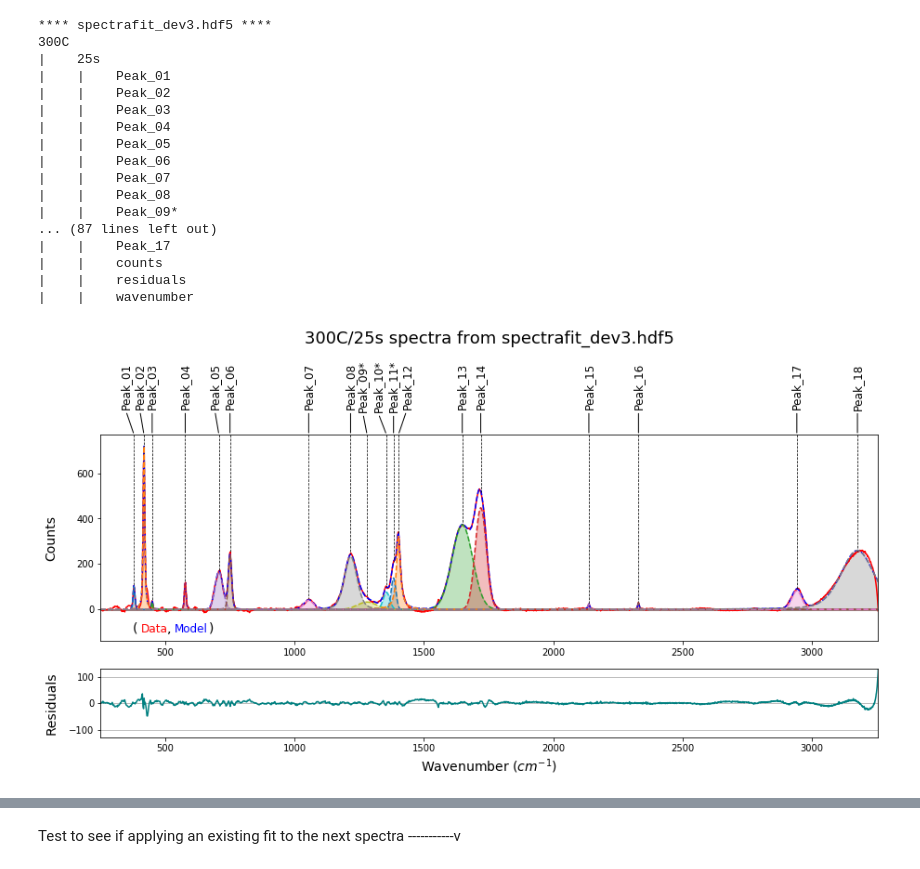
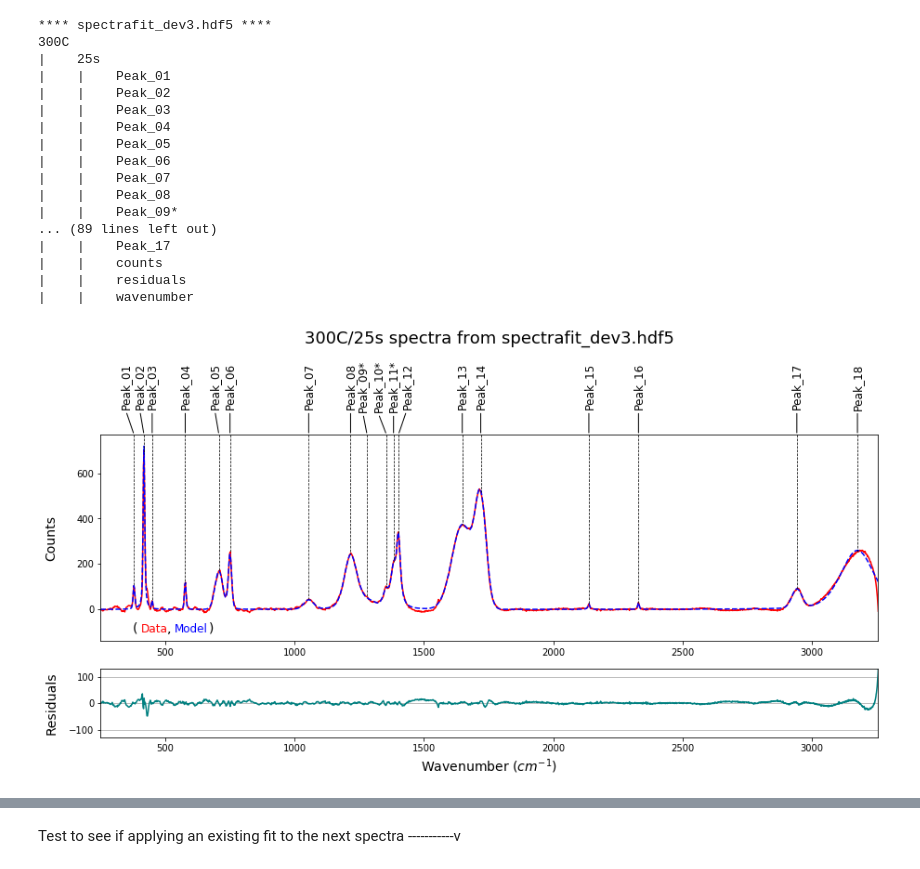
Before and after one commit to raman-noodles/raman-spectra-decomp-analysis, a Jupyter notebook: development/spectrafit_dev3.ipynb, the cells around one changed output, grey strips where cells are left out. Saved outputs shown, nothing was run; the diff lists cells and outputs as text; code cells hidden in the pictures.

```diff
--- a/development/spectrafit_dev3.ipynb
+++ b/development/spectrafit_dev3.ipynb
@@ -26,26 +28,26 @@ key = '300C/25s'
 # %%
 dataprep.view_hdf5(hdf5_filename)
 fig, ax1, ax2 = datavis.plot_fit(hdf5_filename, key)
-datavis.plot_components(ax1, hdf5_filename, key, [1,2,3,4,5,6,7,8,9,10,11,12,13,14,15,16,17,18])
+# datavis.plot_components(ax1, hdf5_filename, key, [1,2,3,4,5,6,7,8,9,10,11,12,13,14,15,16,17,18])
 # %% [output]
 **** spectrafit_dev3.hdf5 ****
 300C
 |    25s
 |    |    Peak_01
 |    |    Peak_02
 |    |    Peak_03
 |    |    Peak_04
 |    |    Peak_05
 |    |    Peak_06
 |    |    Peak_07
 |    |    Peak_08
 |    |    Peak_09*
-... (87 lines left out)
+... (89 lines left out)
 |    |    Peak_17
 |    |    counts
 |    |    residuals
 |    |    wavenumber
-[figure, old version]
+[figure, new version]
 # %%
 add_list = [1270, 1350, 1385]#, 1640]
 # add_list = None
```
Also changed, not shown: parts of 5 cells of this notebook, 2 other files.
